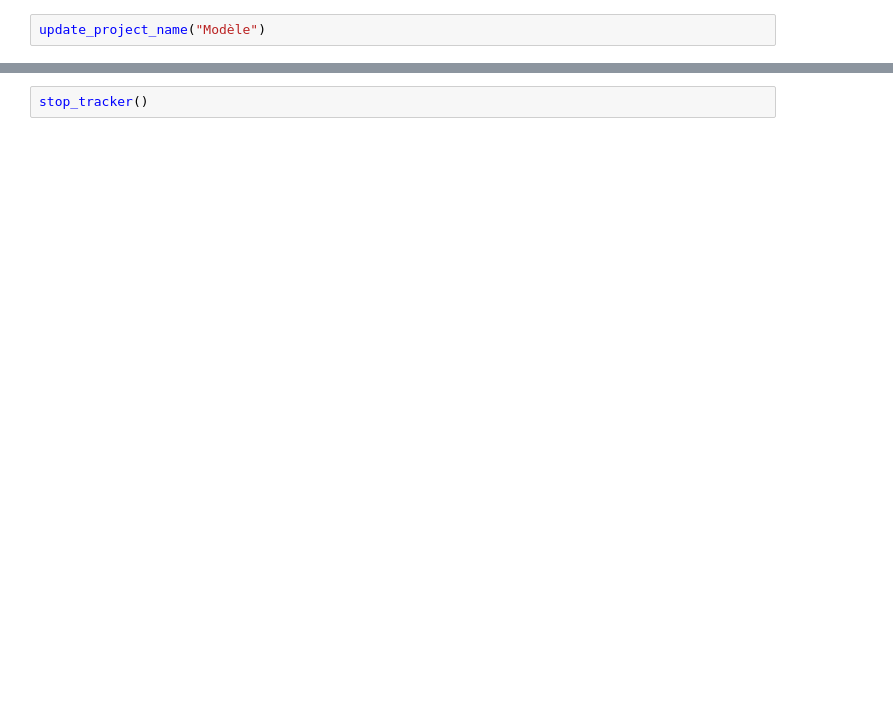
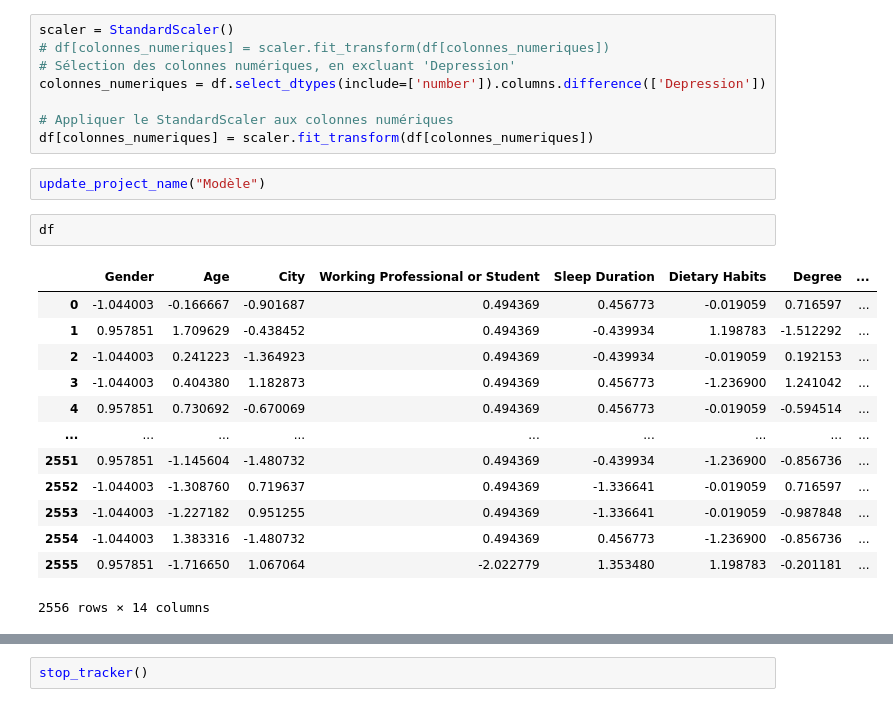
Before and after one commit to HamoumaAmine/Depression-Risk-Factors-Analysis-and-Prediction-Model, a Jupyter notebook: main.ipynb, the cells around one changed output, grey strips where cells are left out. Cells and saved outputs as stored; diff of their text form; blank space fills up the shorter version.

```diff
--- a/main.ipynb
+++ b/main.ipynb
@@ -364,5 +382,29 @@ df[colonnes_numeriques] = scaler.fit_transform(df[colonnes_numeriques])
+# %%
+scaler = StandardScaler()
+# df[colonnes_numeriques] = scaler.fit_transform(df[colonnes_numeriques])
+# Sélection des colonnes numériques, en excluant 'Depression'
+colonnes_numeriques = df.select_dtypes(include=['number']).columns.difference(['Depression'])
+
+# Appliquer le StandardScaler aux colonnes numériques
+df[colonnes_numeriques] = scaler.fit_transform(df[colonnes_numeriques])
 # %%
 update_project_name("Modèle")
+# %%
+df
+# %% [output]
+|  | Gender | Age | City | Working Professional or Student | Sleep Duration | Dietary Habits | Degree | ... |
+| 0 | -1.044003 | -0.166667 | -0.901687 | 0.494369 | 0.456773 | -0.019059 | 0.716597 | ... |
+| 1 | 0.957851 | 1.709629 | -0.438452 | 0.494369 | -0.439934 | 1.198783 | -1.512292 | ... |
+| 2 | -1.044003 | 0.241223 | -1.364923 | 0.494369 | -0.439934 | -0.019059 | 0.192153 | ... |
+| 3 | -1.044003 | 0.404380 | 1.182873 | 0.494369 | 0.456773 | -1.236900 | 1.241042 | ... |
+| 4 | 0.957851 | 0.730692 | -0.670069 | 0.494369 | 0.456773 | -0.019059 | -0.594514 | ... |
+| ... | ... | ... | ... | ... | ... | ... | ... | ... |
+| 2551 | 0.957851 | -1.145604 | -1.480732 | 0.494369 | -0.439934 | -1.236900 | -0.856736 | ... |
+| 2552 | -1.044003 | -1.308760 | 0.719637 | 0.494369 | -1.336641 | -0.019059 | 0.716597 | ... |
+| 2553 | -1.044003 | -1.227182 | 0.951255 | 0.494369 | -1.336641 | -0.019059 | -0.987848 | ... |
+| 2554 | -1.044003 | 1.383316 | -1.480732 | 0.494369 | 0.456773 | -1.236900 | -0.856736 | ... |
+| 2555 | 0.957851 | -1.716650 | 1.067064 | -2.022779 | 1.353480 | 1.198783 | -0.201181 | ... |
+2556 rows × 14 columns
 # %%
 
 # Sélection des variables explicatives et de la variable cible
```
Also changed, not shown: parts of 14 cells of this notebook, 2 other files.
